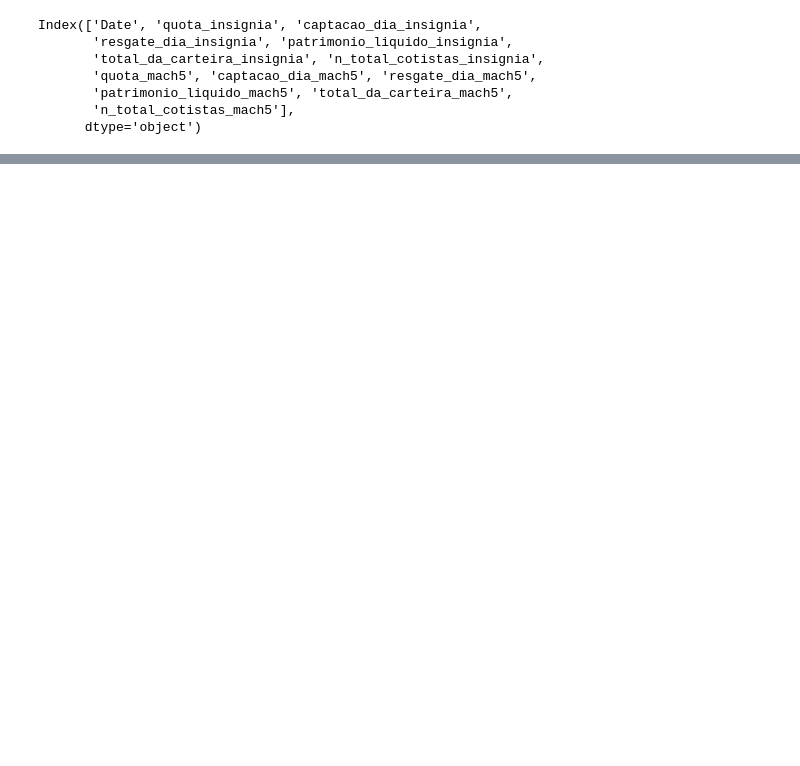
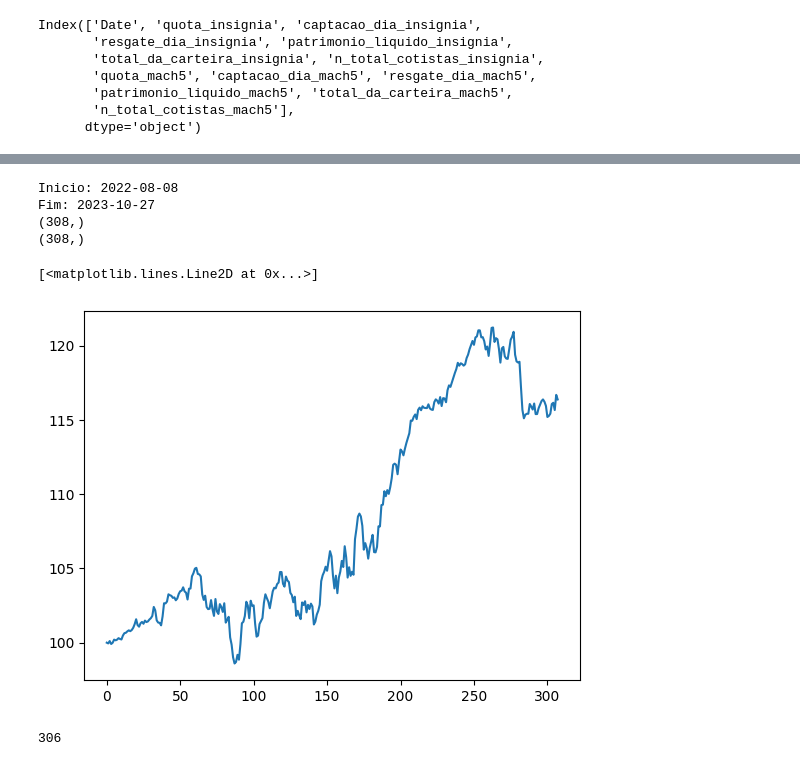
Before and after one commit to gassuncao27/quant_research_2023, a Jupyter notebook: model_tests2.ipynb, the cells around one changed output, grey strips where cells are left out. Drawn from its saved outputs; the diff is of its cells as text; code cells hidden in the pictures; blank space fills up the shorter version.

```diff
--- a/model_tests2.ipynb
+++ b/model_tests2.ipynb
@@ -411,0 +404,27 @@ Name: Date, Length: 315, dtype: object
+# %%
+# Backtest MACH5
+mach5_pl =[100]
+dates = np.array(msql['Date']); dates = dates[5:-2]
+ativo = ['mach5']
+cotacao_mach5 = np.array(msql['quota_mach5']); cotacao_mach5 = cotacao_mach5[5:-2]
+array_posicao = np.ones(cotacao_mach5.shape)
+
+print(f'Inicio: {dates[0]}')
+print(f'Fim: {dates[-1]}')
+print(cotacao_mach5.shape)
+print(array_posicao.shape)
+
+for i, day in enumerate(dates[1:], start=1):
+
+    position_acao = array_posicao[i]
+    retorno_dia = backtest.calculate_return(cotacao_mach5[i-1], cotacao_mach5[i])
+    mach5_pl.append( retorno_dia * mach5_pl[i-1] + mach5_pl[i-1])\
+
+plt.plot(mach5_pl)
+# %% [output]
+Inicio: 2022-08-08
+Fim: 2023-10-27
+(308,)
+(308,)
+[<matplotlib.lines.Line2D at 0x...>]
+[figure, added]
@@ -411,0 +440,4 @@ Name: Date, Length: 315, dtype: object
+# %%
+print(count)
+# %% [output]
+306
```
Also changed, not shown: parts of 13 cells of this notebook, 3 other files.
